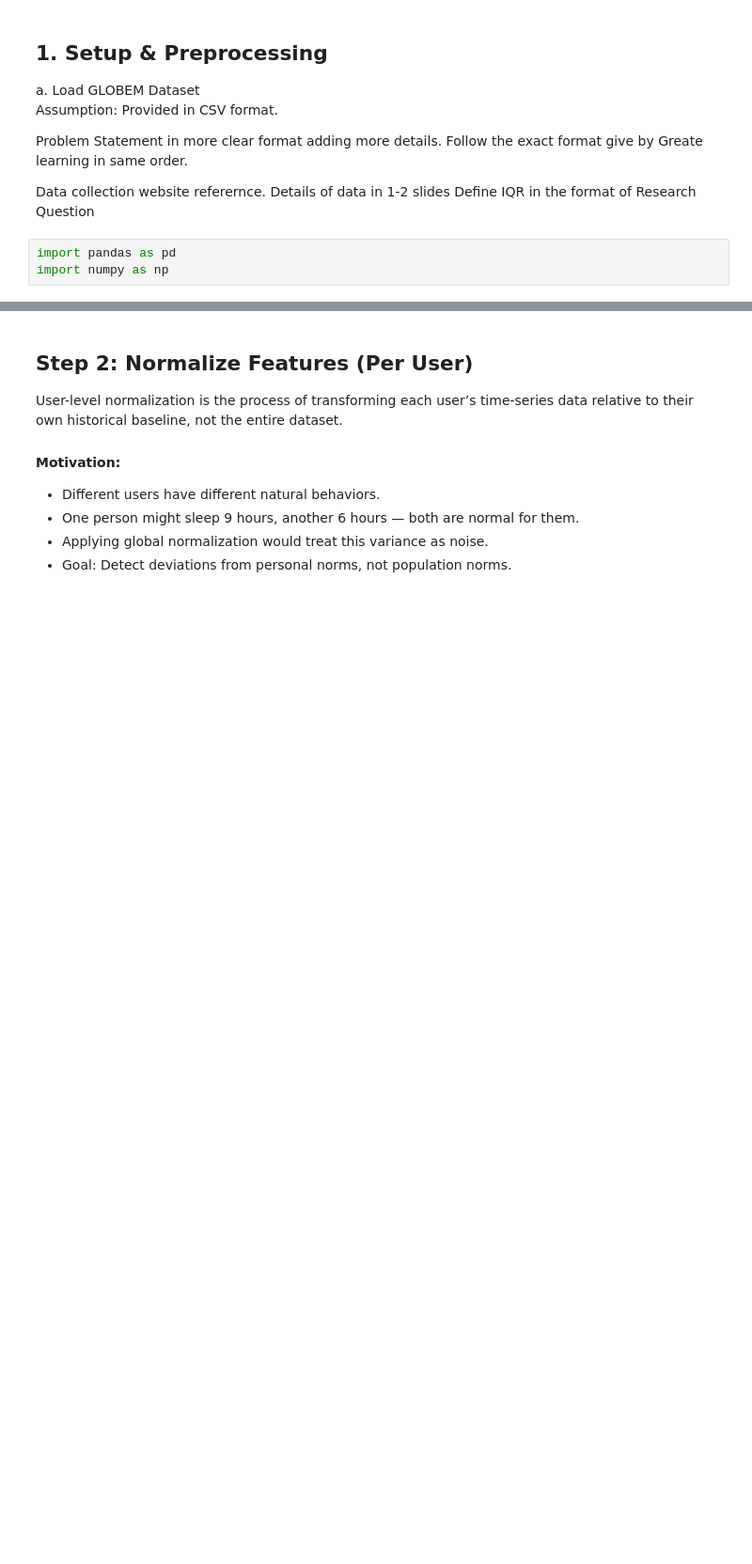
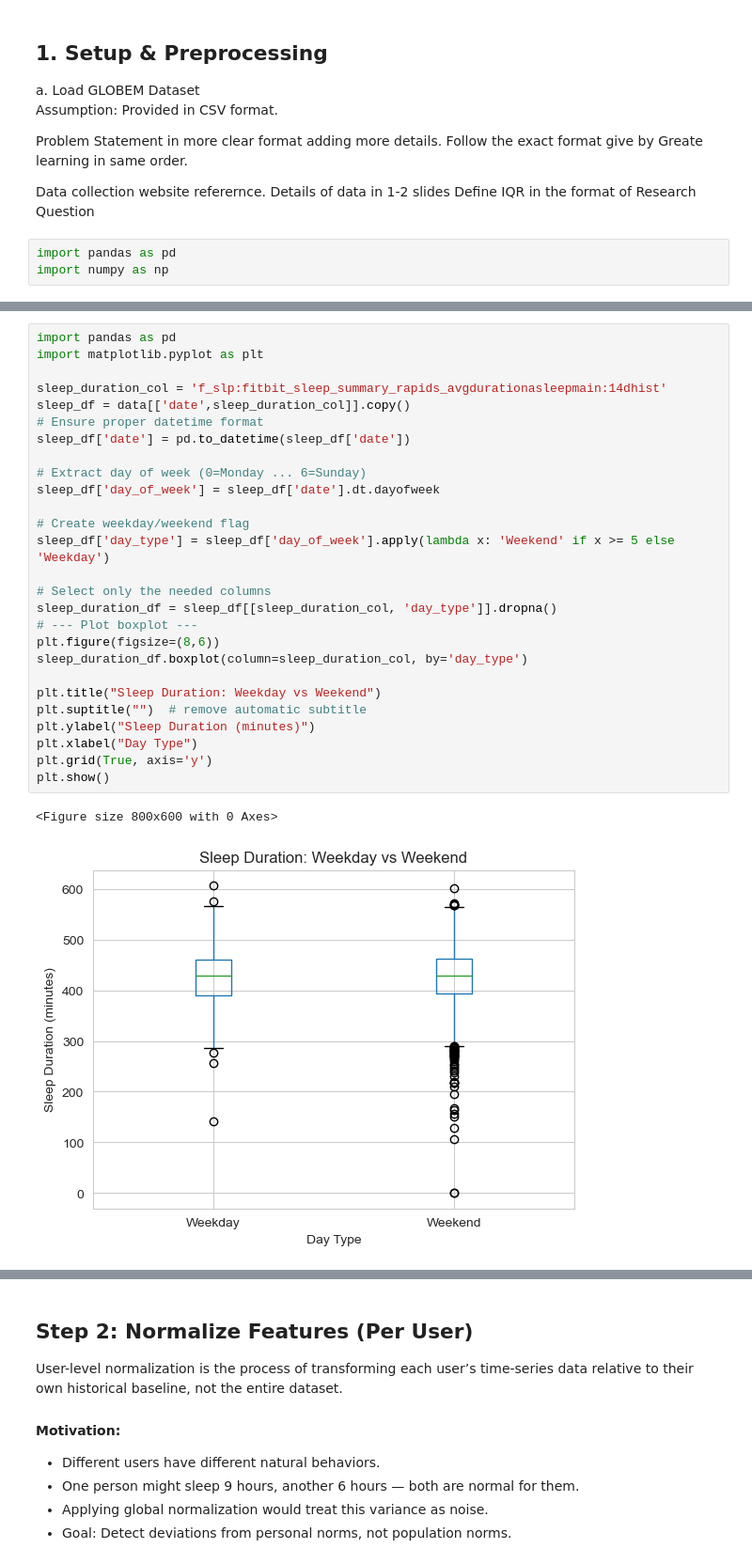
Before and after one commit to vikasailearning/Depression-Detection-, a Jupyter notebook: PythonProject/notebook.ipynb, the cells around one changed output, grey strips where cells are left out. Shown at 94% size. Drawn from its saved outputs; the diff is of its cells as text; blank space fills up the shorter version.

```diff
--- a/PythonProject/notebook.ipynb
+++ b/PythonProject/notebook.ipynb
@@ -35,0 +67,30 @@ memory usage: 1.3+ MB
+# %%
+import pandas as pd
+import matplotlib.pyplot as plt
+
+sleep_duration_col = 'f_slp:fitbit_sleep_summary_rapids_avgdurationasleepmain:14dhist'
+sleep_df = data[['date',sleep_duration_col]].copy()
+# Ensure proper datetime format
+sleep_df['date'] = pd.to_datetime(sleep_df['date'])
+
+# Extract day of week (0=Monday ... 6=Sunday)
+sleep_df['day_of_week'] = sleep_df['date'].dt.dayofweek
+
+# Create weekday/weekend flag
+sleep_df['day_type'] = sleep_df['day_of_week'].apply(lambda x: 'Weekend' if x >= 5 else 'Weekday')
+
+# Select only the needed columns
+sleep_duration_df = sleep_df[[sleep_duration_col, 'day_type']].dropna()
+# --- Plot boxplot ---
+plt.figure(figsize=(8,6))
+sleep_duration_df.boxplot(column=sleep_duration_col, by='day_type')
+
+plt.title("Sleep Duration: Weekday vs Weekend")
+plt.suptitle("")  # remove automatic subtitle
+plt.ylabel("Sleep Duration (minutes)")
+plt.xlabel("Day Type")
+plt.grid(True, axis='y')
+plt.show()
+# %% [output]
+<Figure size 800x600 with 0 Axes>
+[figure, added]
```
Also changed, not shown: parts of 16 cells of this notebook, 4 other files.
